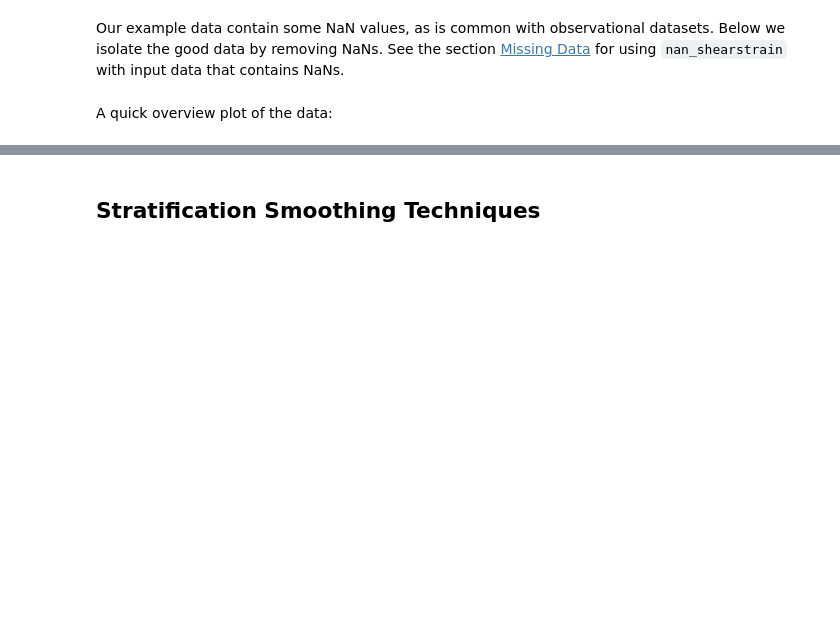
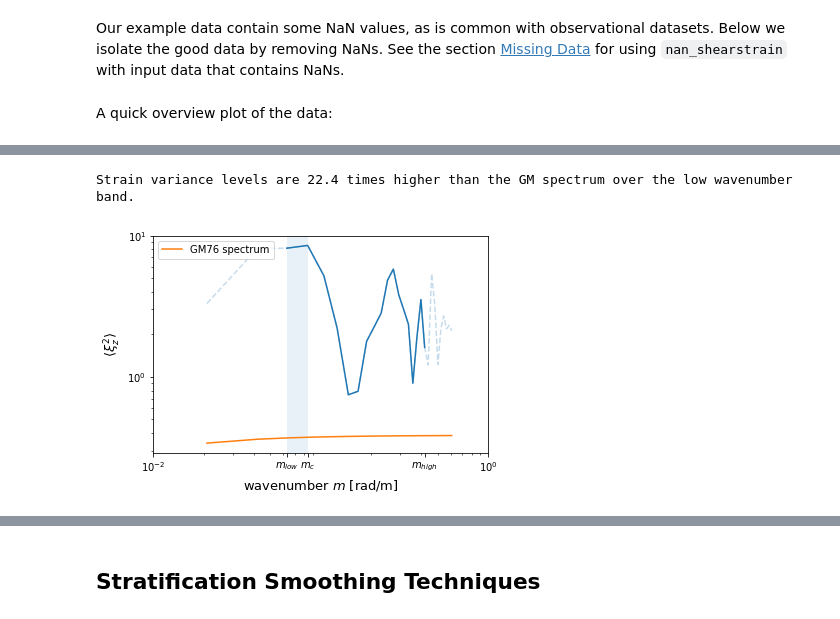
Before and after one commit to modscripps/mixsea, a Jupyter notebook: docs/shearstrain.ipynb, the cells around one changed output, grey strips where cells are left out. Cells and saved outputs as stored; diff of their text form; code cells hidden in the pictures; blank space fills up the shorter version.

```diff
--- a/docs/shearstrain.ipynb
+++ b/docs/shearstrain.ipynb
@@ -60,0 +203,23 @@ ax[0].invert_yaxis()
+# %%
+plt.loglog(diag["m"][mii_st], diag['P_strain'][k][mii_st])
+plt.loglog(diag["m"], diag['P_strain'][k], "C0--", alpha=0.25)
+S_strain_gm, P_strain_gm = mx.shearstrain.gm_strain_variance(diag['m'], mii_st, 1.e-3)
+plt.loglog(diag["m"], P_strain_gm, label="GM76 spectrum")
+mii_st_cutoff = mii_st[diag["m"][mii_st] <= diag["Mmax_st"][k]]
+S_strain_gm, P_strain_gm = mx.shearstrain.gm_strain_variance(diag['m'], mii_st_cutoff, 1.e-3)
+ylims = plt.gca().get_ylim()
+plt.fill_between([diag['m'][mii_st_cutoff[0]], diag['Mmax_st'][k]], [ylims[0], ylims[0]], [ylims[1], ylims[1]], alpha=0.1)
+plt.ylim(ylims)
+plt.xlim(diag['m'][0], diag['m'][-1])
+plt.ylabel(r"$\langle \xi_{z}^{2} \rangle$", fontsize=13)
+plt.xlabel(r"wavenumber $m$ [rad/m]", fontsize=13)
+plt.xticks(
+    [1e-2, diag['m'][mii_st[0]], diag['m'][mii_st[-1]], diag["Mmax_st"][k], 1e0],
+    [r"$10^{-2}$", r"$m_{low}$", r"$m_{high}$", r"$m_{c}$", r"$10^{0}$"]
+)
+plt.legend(loc="upper left")
+
+print(rf"Strain variance levels are {round(diag['Int_st'][k]/S_strain_gm,1)} times higher than the GM spectrum over the low wavenumber band.")
+# %% [output]
+Strain variance levels are 22.4 times higher than the GM spectrum over the low wavenumber band.
+[figure, added]
```
Also changed, not shown: parts of 19 cells of this notebook, 3 other files.
